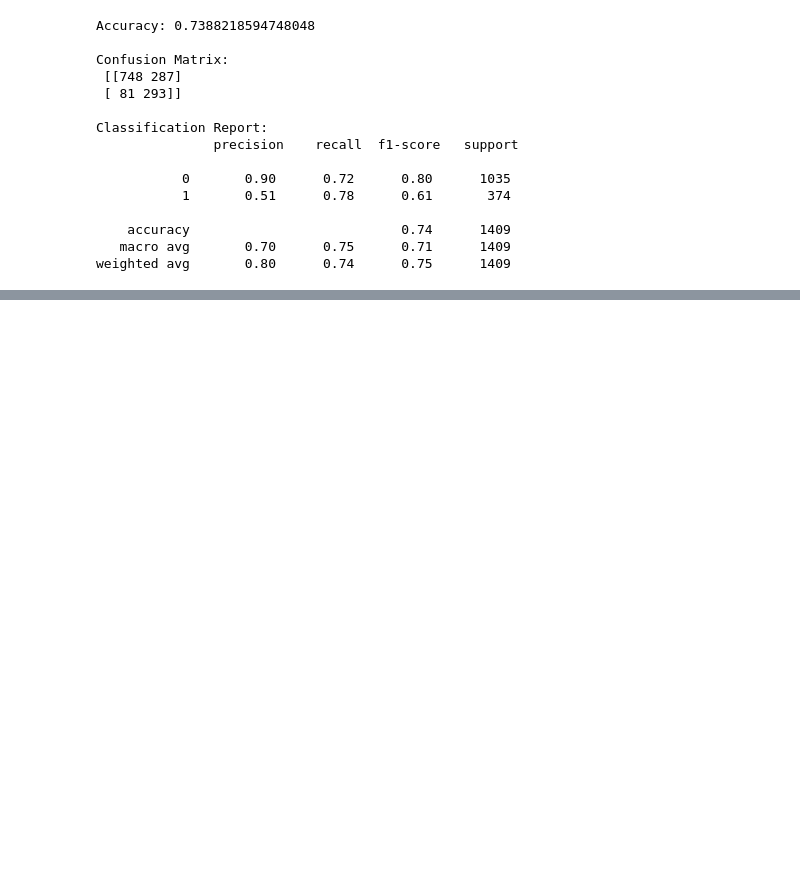
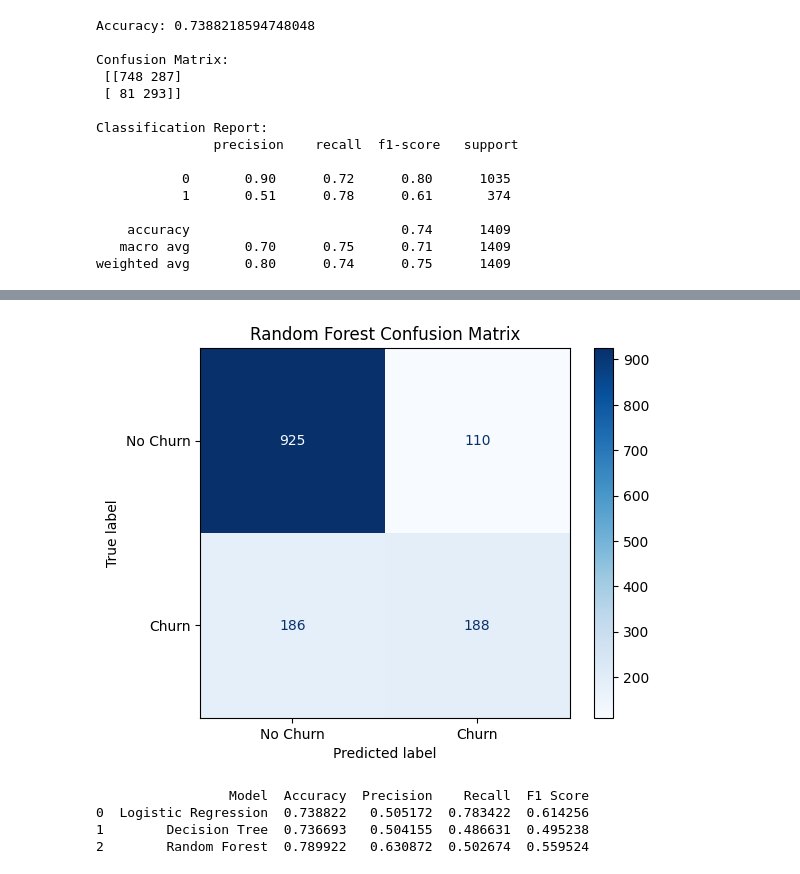
Before and after one commit to harshtatmute/Customer-Churn-Prediction, a Jupyter notebook: notebooks/Preprocessing_Model.ipynb, the cells around one changed output, grey strips where cells are left out. Saved outputs shown, nothing was run; the diff lists cells and outputs as text; code cells hidden in the pictures; blank space fills up the shorter version.

```diff
--- a/notebooks/Preprocessing_Model.ipynb
+++ b/notebooks/Preprocessing_Model.ipynb
@@ -151,0 +179,8 @@ weighted avg       0.80      0.74      0.75      1409
+# %%
+from sklearn.ensemble import RandomForestClassifier
+
+rf = RandomForestClassifier(n_estimators=100, random_state=42)
+
+rf.fit(X_train,y_train)
+
+y_pred_rf = rf.predict(X_test)
@@ -151,0 +218,8 @@ weighted avg       0.80      0.74      0.75      1409
+# %%
+# Random Forest
+cm_rf = confusion_matrix(y_test, y_pred_rf)
+ConfusionMatrixDisplay(cm_rf, display_labels=["No Churn", "Churn"]).plot(cmap="Blues")
+plt.title("Random Forest Confusion Matrix")
+plt.show()
+# %% [output]
+[figure, added]
@@ -151,0 +252,7 @@ weighted avg       0.80      0.74      0.75      1409
+# %%
+print(results)
+# %% [output]
+                 Model  Accuracy  Precision    Recall  F1 Score
+0  Logistic Regression  0.738822   0.505172  0.783422  0.614256
+1        Decision Tree  0.736693   0.504155  0.486631  0.495238
+2        Random Forest  0.789922   0.630872  0.502674  0.559524
```
Also changed, not shown: parts of 10 cells of this notebook.
